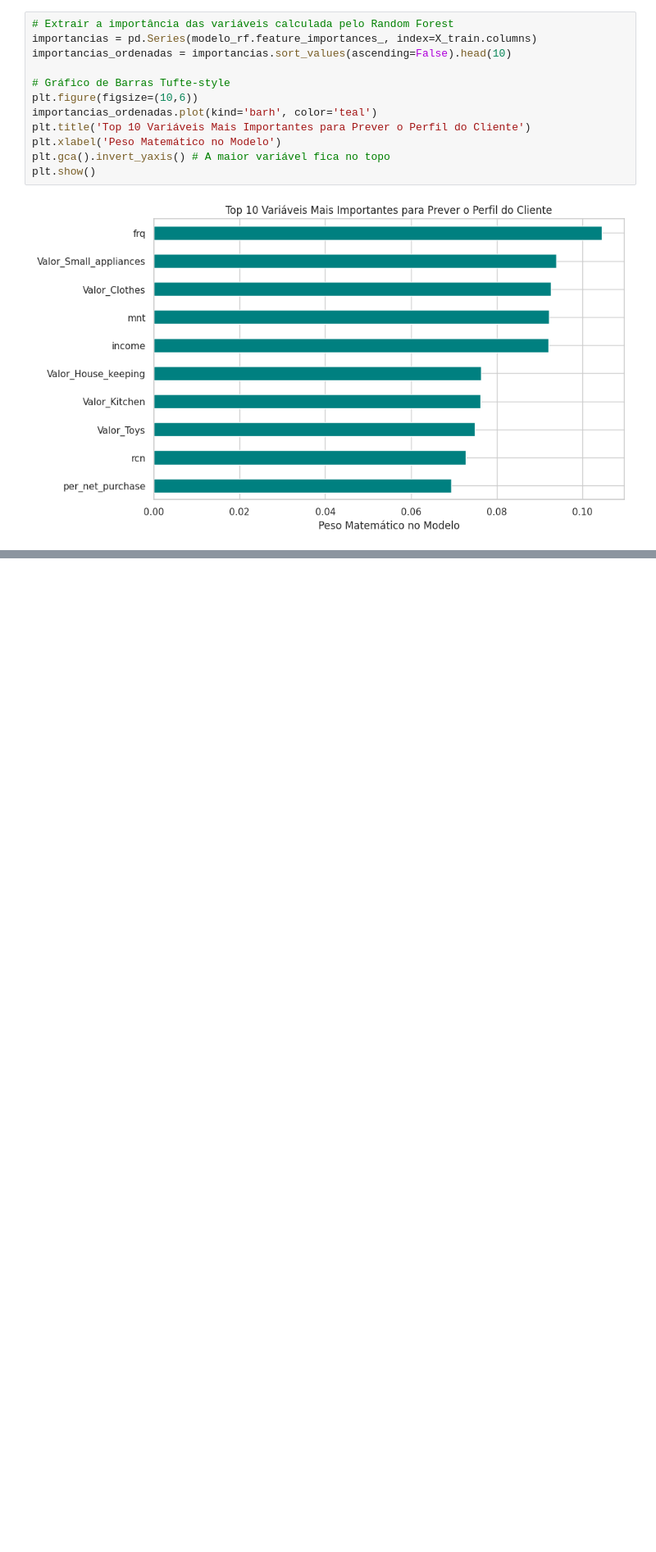
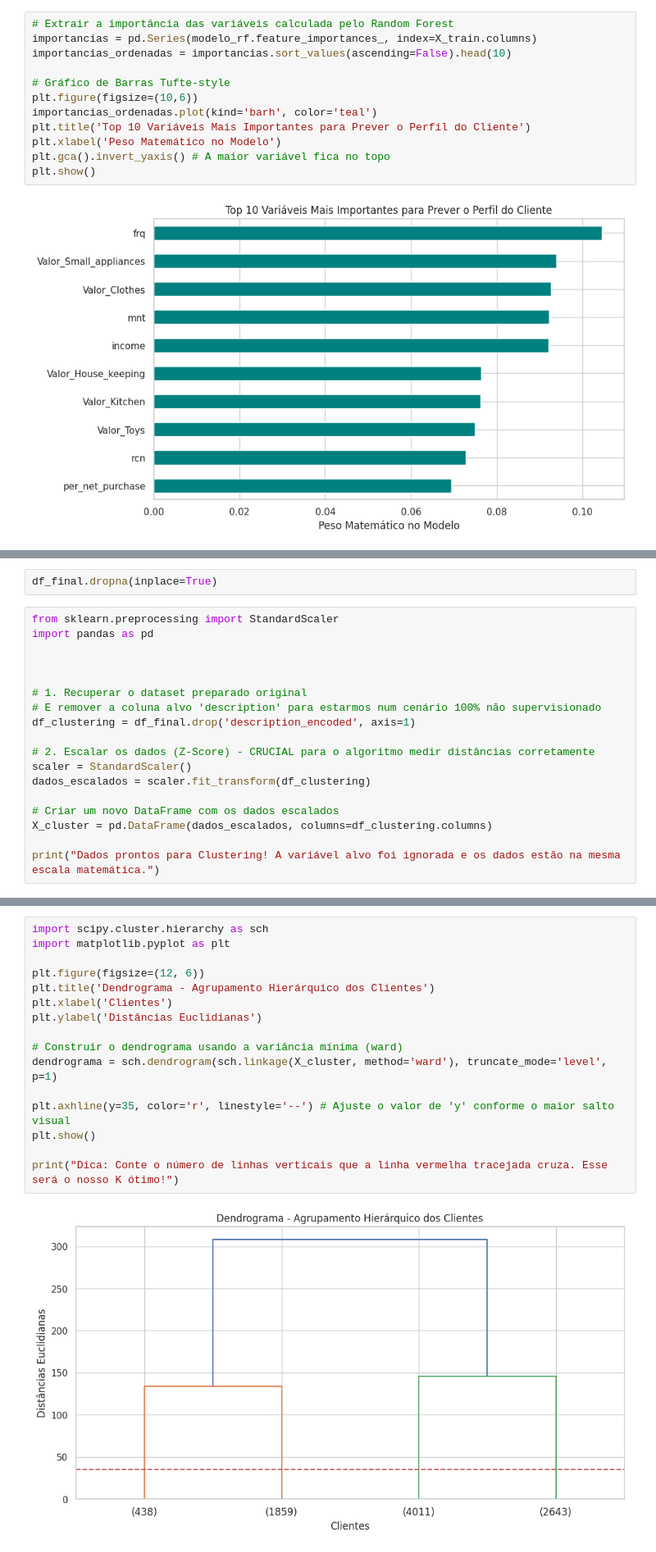
Before and after one commit to MPCCoder/Data-Science-e-Modelos-Preditivos, a Jupyter notebook: Data_Science_e_Modelos_Preditivos_Lab5.ipynb, the cells around one changed output, grey strips where cells are left out. Shown at 82% size. Cells and saved outputs as stored; diff of their text form; blank space fills up the shorter version.

```diff
--- a/Data_Science_e_Modelos_Preditivos_Lab5.ipynb
+++ b/Data_Science_e_Modelos_Preditivos_Lab5.ipynb
@@ -667,0 +697,20 @@ plt.show()
+# %%
+df_final.dropna(inplace=True)
+# %%
+from sklearn.preprocessing import StandardScaler
+import pandas as pd
+
+
+
+# 1. Recuperar o dataset preparado original
+# E remover a coluna alvo 'description' para estarmos num cenário 100% não supervisionado
+df_clustering = df_final.drop('description_encoded', axis=1)
+
+# 2. Escalar os dados (Z-Score) - CRUCIAL para o algoritmo medir distâncias corretamente
+scaler = StandardScaler()
+dados_escalados = scaler.fit_transform(df_clustering)
+
+# Criar um novo DataFrame com os dados escalados
+X_cluster = pd.DataFrame(dados_escalados, columns=df_clustering.columns)
+
+print("Dados prontos para Clustering! A variável alvo foi ignorada e os dados estão na mesma escala matemática.")
@@ -667,0 +724,18 @@ plt.show()
+# %%
+import scipy.cluster.hierarchy as sch
+import matplotlib.pyplot as plt
+
+plt.figure(figsize=(12, 6))
+plt.title('Dendrograma - Agrupamento Hierárquico dos Clientes')
+plt.xlabel('Clientes')
+plt.ylabel('Distâncias Euclidianas')
+
+# Construir o dendrograma usando a variância mínima (ward)
+dendrograma = sch.dendrogram(sch.linkage(X_cluster, method='ward'), truncate_mode='level', p=1)
+
+plt.axhline(y=35, color='r', linestyle='--') # Ajuste o valor de 'y' conforme o maior salto visual
+plt.show()
+
+print("Dica: Conte o número de linhas verticais que a linha vermelha tracejada cruza. Esse será o nosso K ótimo!")
+# %% [output]
+[figure, added]
```
Also changed, not shown: parts of 6 cells of this notebook.
